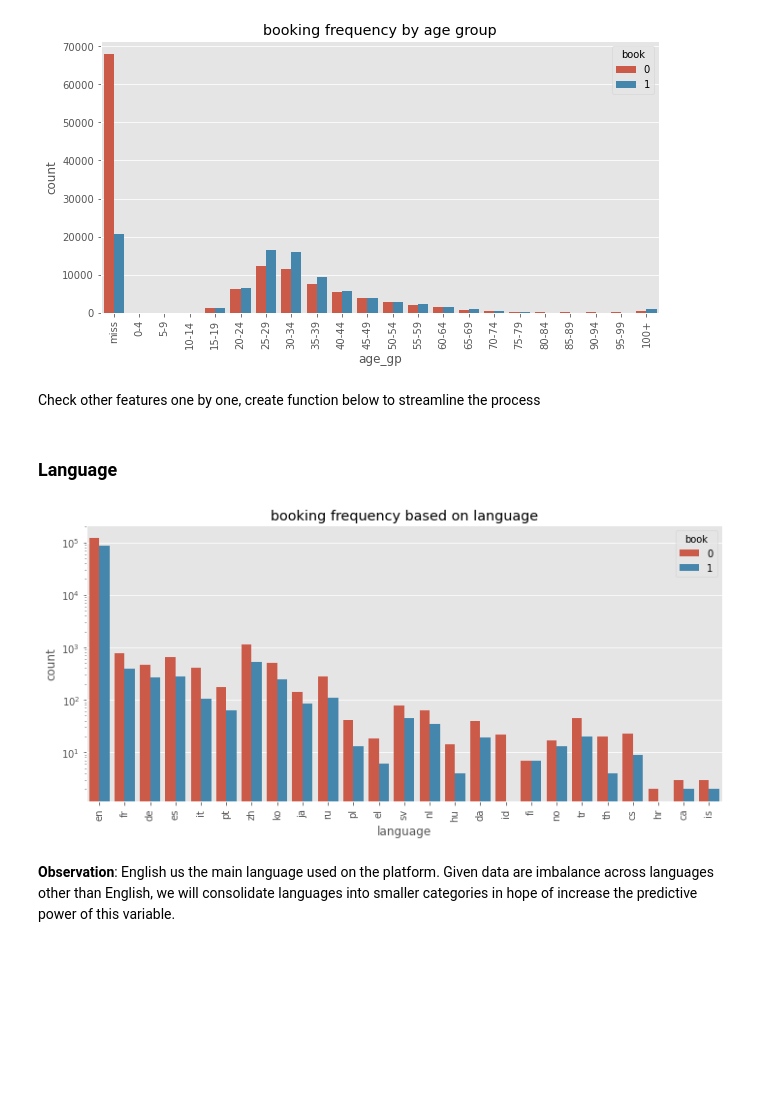
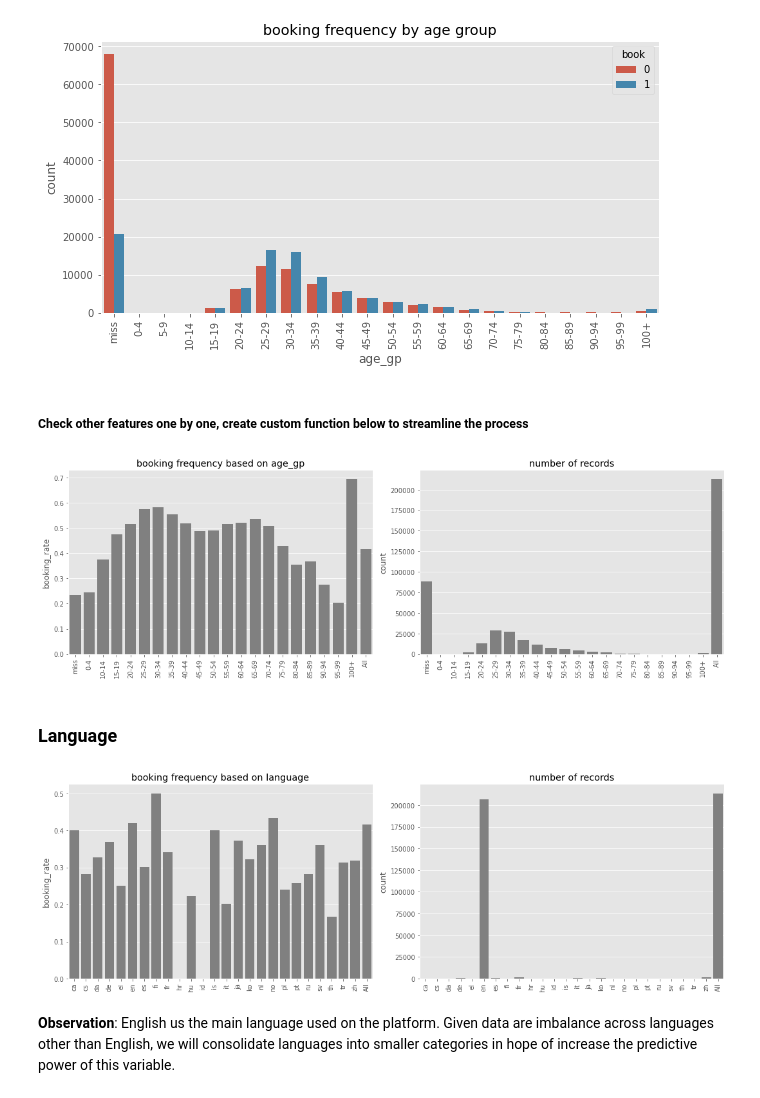
Before and after one commit to sittingman/airbnb_booking, a Jupyter notebook: 1.data_expo.ipynb, the cells around one changed output. Drawn from its saved outputs; the diff is of its cells as text; code cells hidden in the pictures; blank space fills up the shorter version.

Commit message:
added comment and improve on visualization

```diff
--- a/1.data_expo.ipynb
+++ b/1.data_expo.ipynb
@@ -318,4 +318,4 @@ plt.show()
 # %% [output]
 [figure]
 # %% [markdown]
-Check other features one by one, create function below to streamline the process
+##### Check other features one by one, create custom function below to streamline the process
@@ -331,9 +322,29 @@ def count_plot(x):
+# %%
+def visual_plot(x):
+    cross_tab = pd.crosstab(train[x], columns=train.book, margins=True)
+    cross_tab.columns.name = None
+    cross_tab['book_rate'] = cross_tab[1]/cross_tab['All']
+    fig, (ax1, ax2) = plt.subplots(ncols=2, sharey=False, figsize=(15,5))
+    sns.barplot(x=cross_tab.index, y='book_rate', data=cross_tab, color='grey', ax=ax1)
+    ax1.set_title('booking frequency based on {}'.format(x))
+    ax1.set(xlabel = None, ylabel ='booking_rate')
+    ax1.set_xticklabels(cross_tab.index, rotation=90)
+    sns.barplot(x=cross_tab.index, y='All', data=cross_tab, color='grey', ax=ax2)
+    ax2.set(xlabel = None, ylabel ='count')
+    ax2.set_title('number of records')
+    ax2.set_xticklabels(cross_tab.index, rotation=90)
+    plt.tight_layout()
+    plt.show()
+# %%
+visual_plot('age_gp')
+# %% [output]
+[figure, added]
 # %% [markdown]
 ### Language
 # %%
-count_plot('language')
+visual_plot('language')
 # %% [output]
-[figure, old version]
+[figure, new version]
 # %% [markdown]
 **Observation**: English us the main language used on the platform. Given data are imbalance across languages other than English, we will consolidate languages into smaller categories in hope of increase the predictive power of this variable.
 # %%
```
Also changed, not shown: parts of 13 cells of this notebook, 1 other file.
